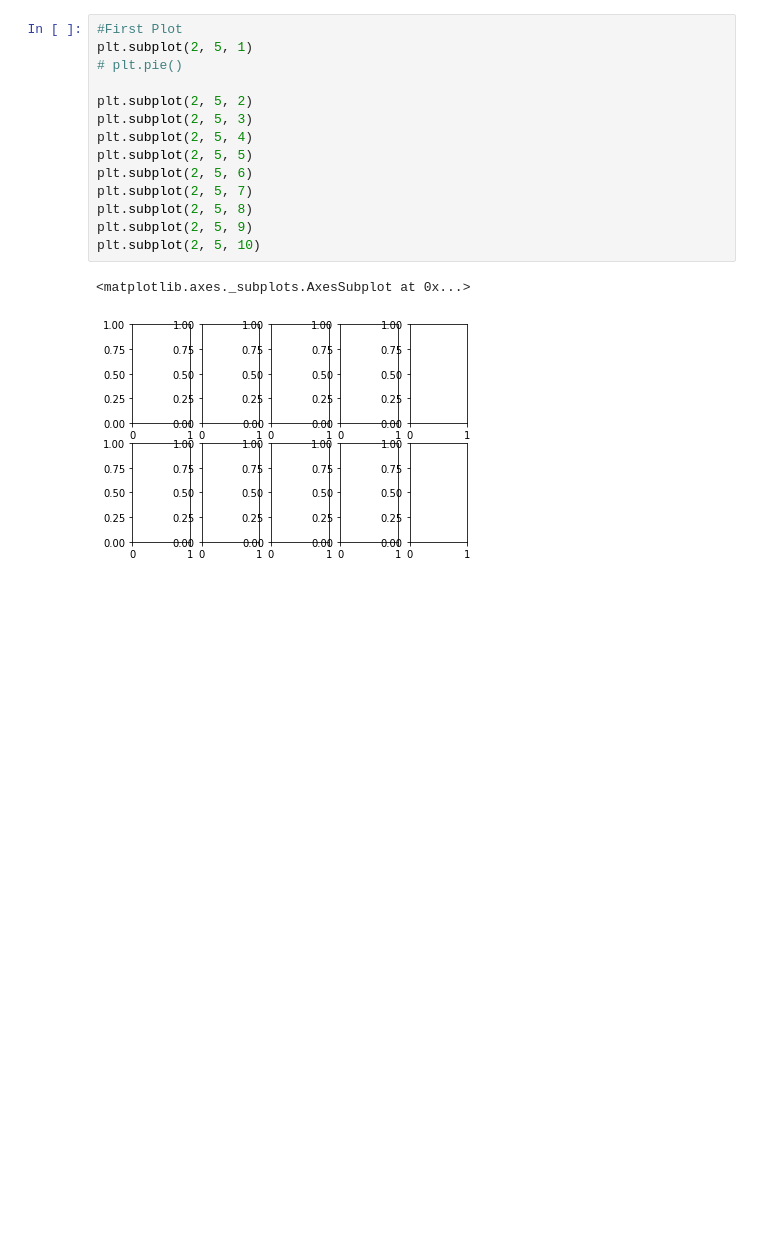
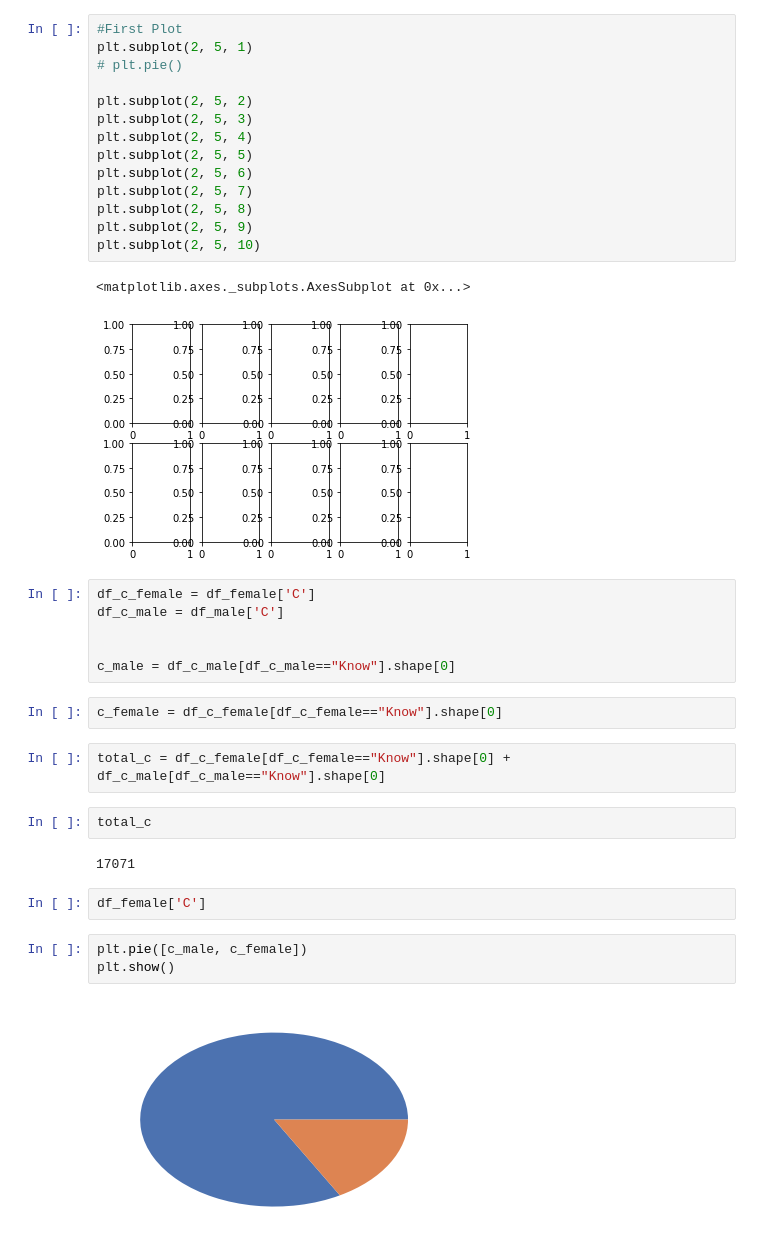
Before and after one commit to EricaTess/women-in-tech, a Jupyter notebook: clustering_project/Clustering-HackerRank-Data.ipynb, the cells around one changed output. Saved outputs shown, nothing was run; the diff lists cells and outputs as text; blank space fills up the shorter version.

Commit message:
Created C pie chart

```diff
--- a/clustering_project/Clustering-HackerRank-Data.ipynb
+++ b/clustering_project/Clustering-HackerRank-Data.ipynb
@@ -213,3 +226,24 @@ plt.subplot(2, 5, 10)
 # %% [output]
 <matplotlib.axes._subplots.AxesSubplot at 0x...>
 [figure]
+# %%
+df_c_female = df_female['C']
+df_c_male = df_male['C']
+
+
+c_male = df_c_male[df_c_male=="Know"].shape[0]
+# %%
+c_female = df_c_female[df_c_female=="Know"].shape[0]
+# %%
+total_c = df_c_female[df_c_female=="Know"].shape[0] + df_c_male[df_c_male=="Know"].shape[0]
+# %%
+total_c
+# %% [output]
+17071
+# %%
+df_female['C']
+# %%
+plt.pie([c_male, c_female])
+plt.show()
+# %% [output]
+[figure, added]
```
Also changed, not shown: parts of 5 cells of this notebook.
